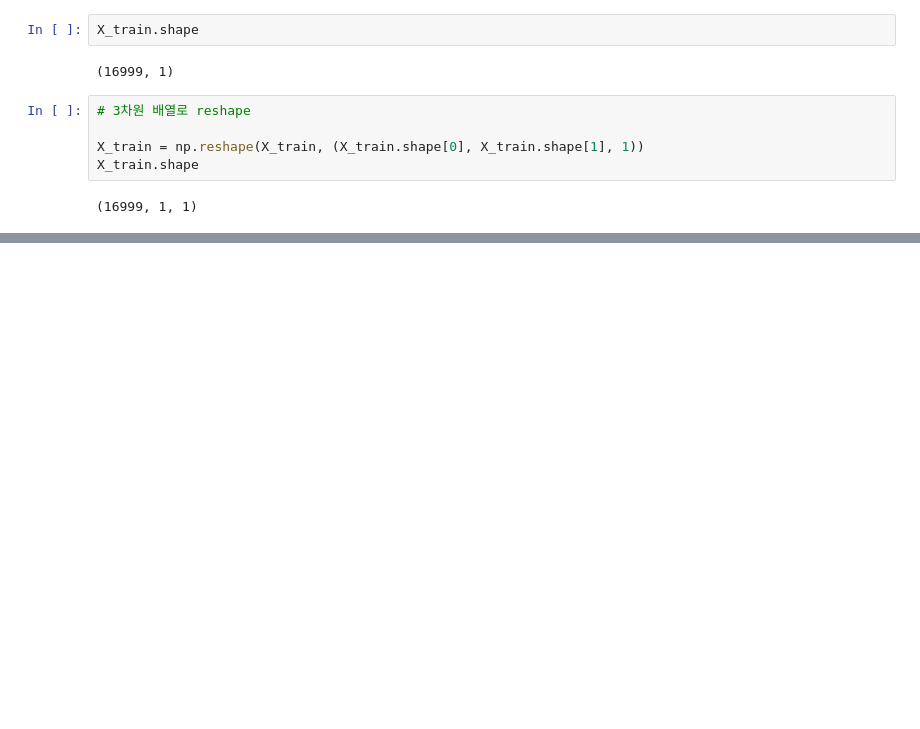
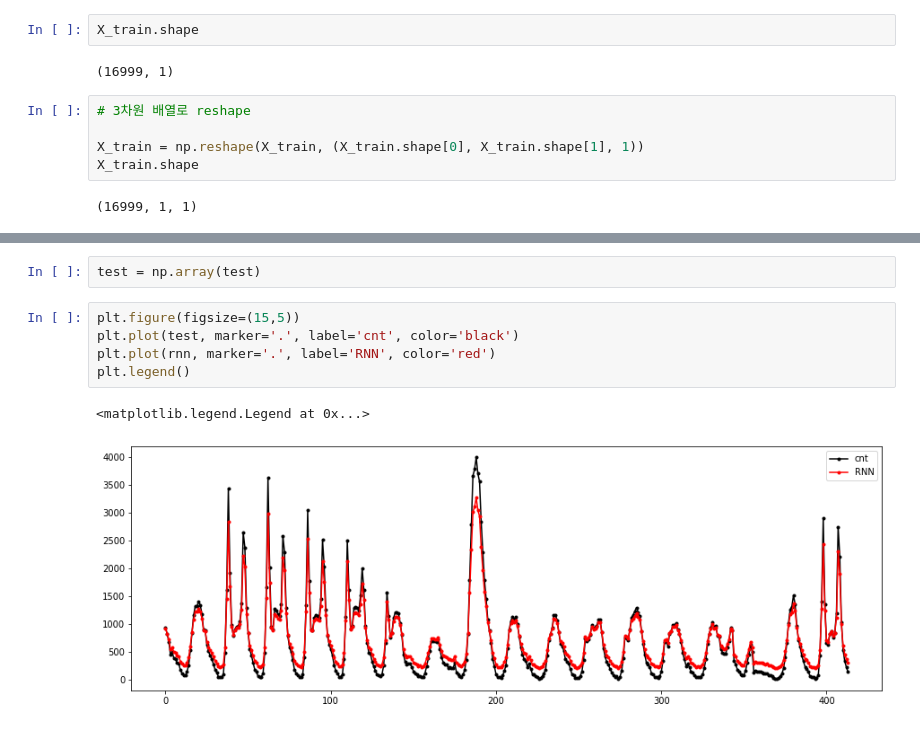
Before and after one commit to MoonGyu1/2021-2-GNUVIL-AI, a Jupyter notebook: time-series-deep-learning.ipynb, the cells around one changed output, grey strips where cells are left out. Saved outputs shown, nothing was run; the diff lists cells and outputs as text; blank space fills up the shorter version.

```diff
--- a/time-series-deep-learning.ipynb
+++ b/time-series-deep-learning.ipynb
@@ -122,0 +211,10 @@ X_train.shape
+# %%
+test = np.array(test)
+# %%
+plt.figure(figsize=(15,5))
+plt.plot(test, marker='.', label='cnt', color='black')
+plt.plot(rnn, marker='.', label='RNN', color='red')
+plt.legend()
+# %% [output]
+<matplotlib.legend.Legend at 0x...>
+[figure, added]
```
Also changed, not shown: parts of 26 cells of this notebook.
